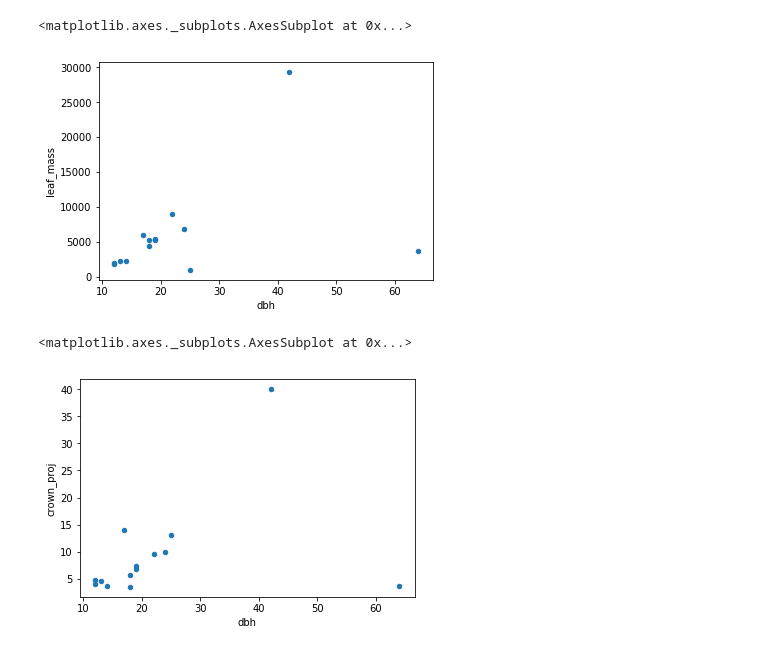
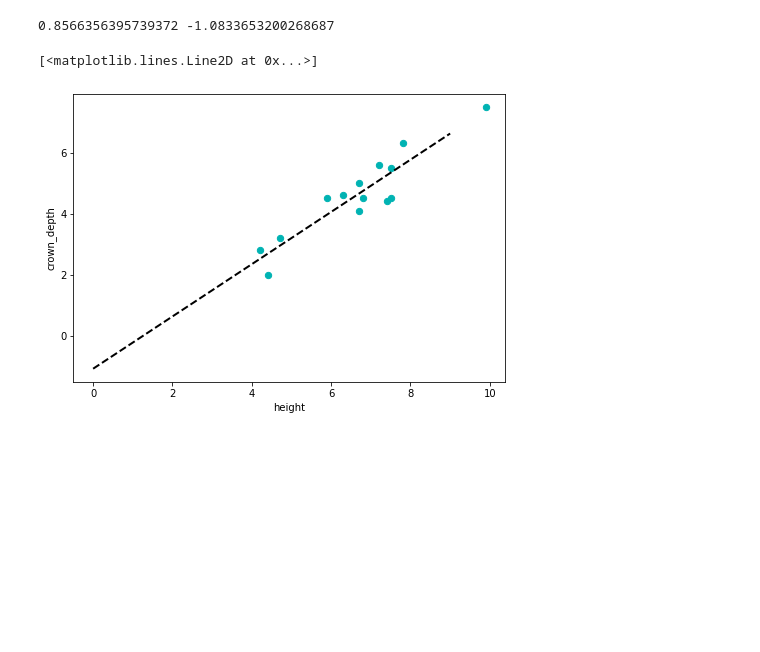
Before and after one commit to ckoven/fates_allometry, a Jupyter notebook: blue_oak_allometry.ipynb, the cells around one changed output. Drawn from its saved outputs; the diff is of its cells as text; code cells hidden in the pictures; blank space fills up the shorter version.

```diff
--- a/blue_oak_allometry.ipynb
+++ b/blue_oak_allometry.ipynb
@@ -68,13 +61,17 @@ k_mck_data.plot.scatter(x="height", y="crown_depth")
-# %%
-k_mck_data.plot.scatter(x="dbh", y="leaf_mass")
-# %% [output]
-<matplotlib.axes._subplots.AxesSubplot at 0x...>
-[figure, removed]
-# %%
-k_mck_data.plot.scatter(x="dbh", y="crown_proj")
-# %% [output]
-<matplotlib.axes._subplots.AxesSubplot at 0x...>
-[figure, removed]
+# %%
+slope, intercept, r_value, p_value, std_err = linregress(k_mck_data.height,k_mck_data.crown_depth)
+print(slope, intercept)
+#k_mck_data.plot.scatter(x="height", y="crown_depth")
+fig = plt.figure()
+ax = fig.add_axes([0, 0, 1, 1])
+ax.set_xlabel('height')
+ax.set_ylabel('crown_depth')
+ax.scatter(k_mck_data.height, k_mck_data.crown_depth, s=40, color='#00b3b3', label='Data')
+ax.plot(np.arange(10), np.arange(10)*slope+intercept, linestyle='--', linewidth=2, color='black')
+# %% [output]
+0.8566356395739372 -1.0833653200268687
+[<matplotlib.lines.Line2D at 0x...>]
+[figure, added]
 # %%
 pars, cov = curve_fit(f=d2h_martcano, xdata=k_mck_data.dbh, ydata=k_mck_data.height, p0=[10,1,100])
 print(pars)
```
Also changed, not shown: parts of 11 cells of this notebook.
